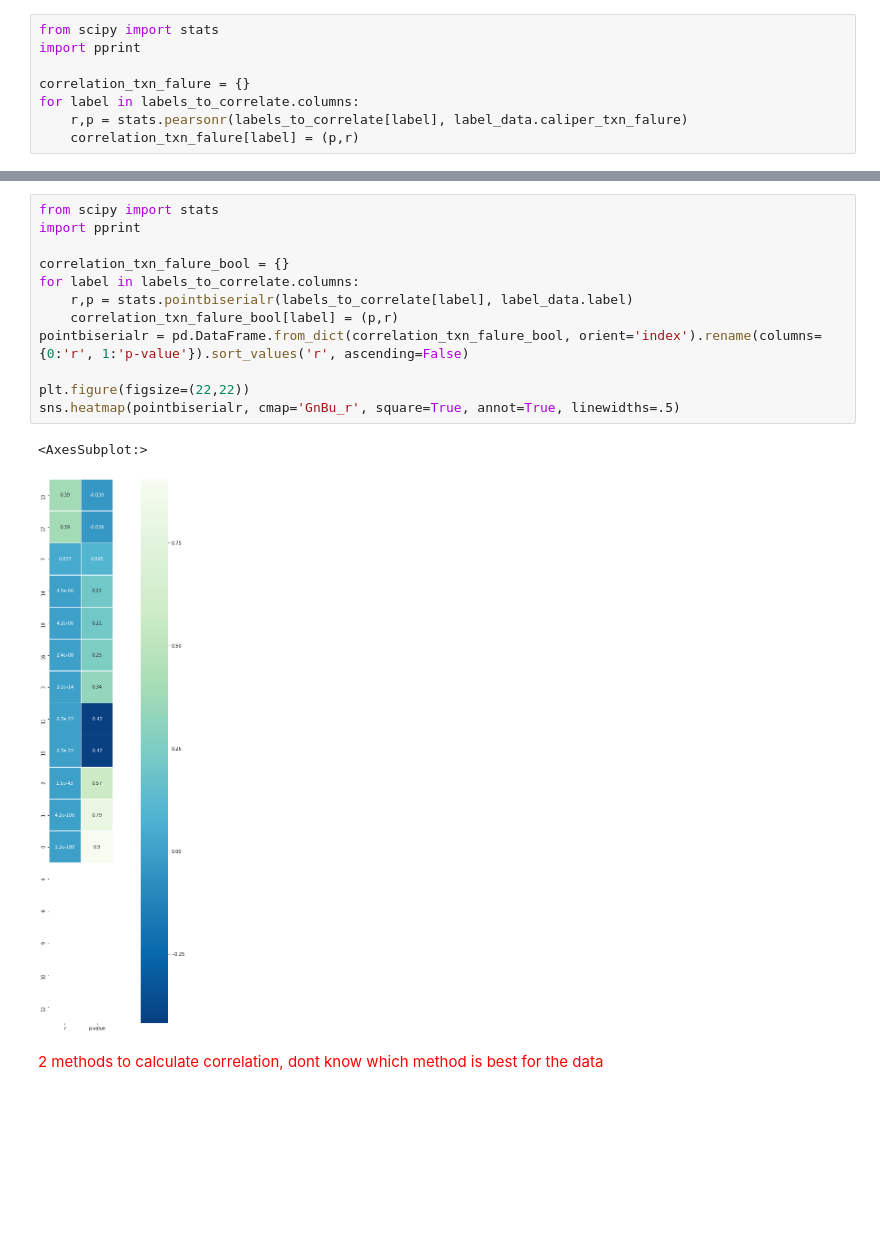
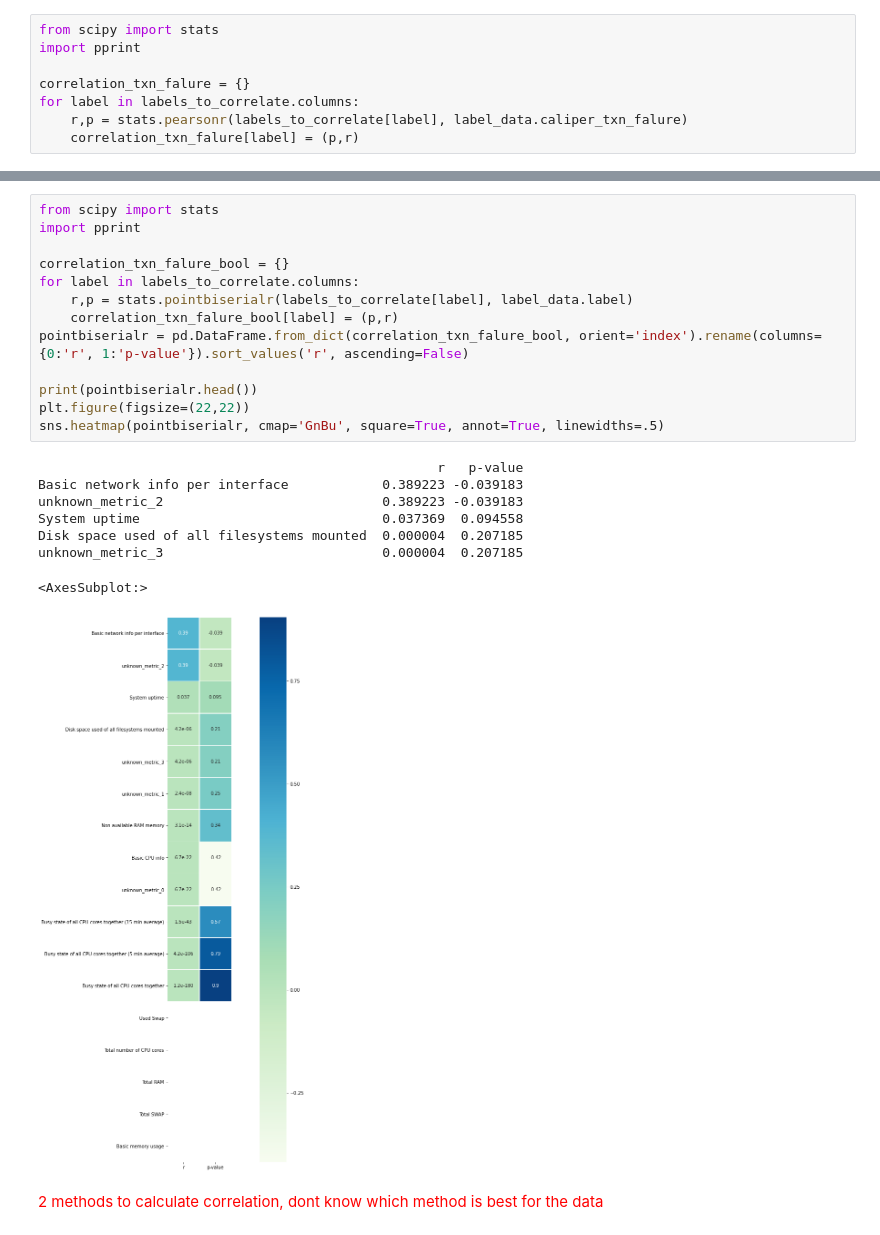
Before and after one commit to ole2252/FMS-AD, a Jupyter notebook: Correlation.ipynb, the cells around one changed output, grey strips where cells are left out. Saved outputs shown, nothing was run; the diff lists cells and outputs as text; blank space fills up the shorter version.

```diff
--- a/Correlation.ipynb
+++ b/Correlation.ipynb
@@ -177,18 +186,25 @@ sns.heatmap(txn_falure_correlation, cmap='GnBu_r', square=True, annot=True, line
 # %%
 from scipy import stats
 import pprint
 
 correlation_txn_falure_bool = {}
 for label in labels_to_correlate.columns:
     r,p = stats.pointbiserialr(labels_to_correlate[label], label_data.label)
     correlation_txn_falure_bool[label] = (p,r)
 pointbiserialr = pd.DataFrame.from_dict(correlation_txn_falure_bool, orient='index').rename(columns={0:'r', 1:'p-value'}).sort_values('r', ascending=False)
 
+print(pointbiserialr.head())
 plt.figure(figsize=(22,22))
-sns.heatmap(pointbiserialr, cmap='GnBu_r', square=True, annot=True, linewidths=.5)
+sns.heatmap(pointbiserialr, cmap='GnBu', square=True, annot=True, linewidths=.5)
 # %% [output]
-<AxesSubplot:>
+                                                   r   p-value
+Basic network info per interface            0.389223 -0.039183
+unknown_metric_2                            0.389223 -0.039183
+System uptime                               0.037369  0.094558
+Disk space used of all filesystems mounted  0.000004  0.207185
+unknown_metric_3                            0.000004  0.207185
+<AxesSubplot:>
-[figure, old version]
+[figure, new version]
 # %% [markdown]
 <p style="color:red;">2 methods to calculate correlation, dont know which method is best for the data</p>
 # %%
```
Also changed, not shown: parts of 13 cells of this notebook.
